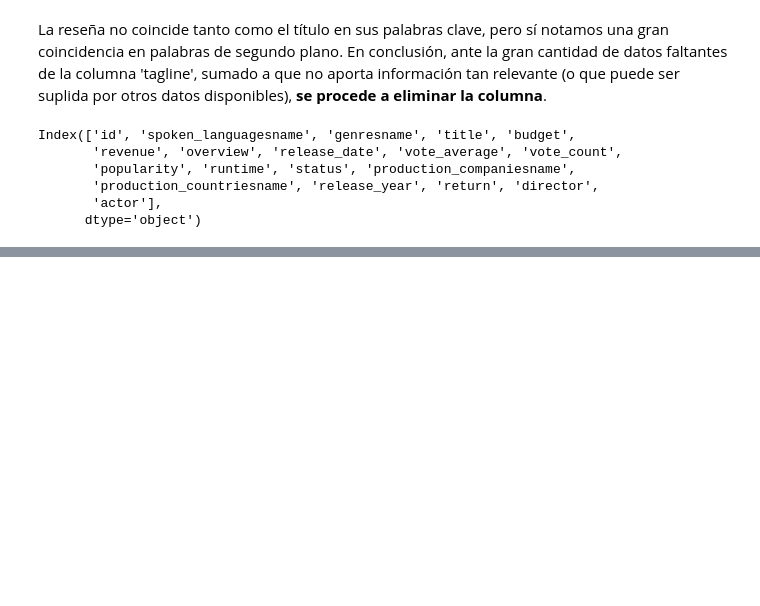
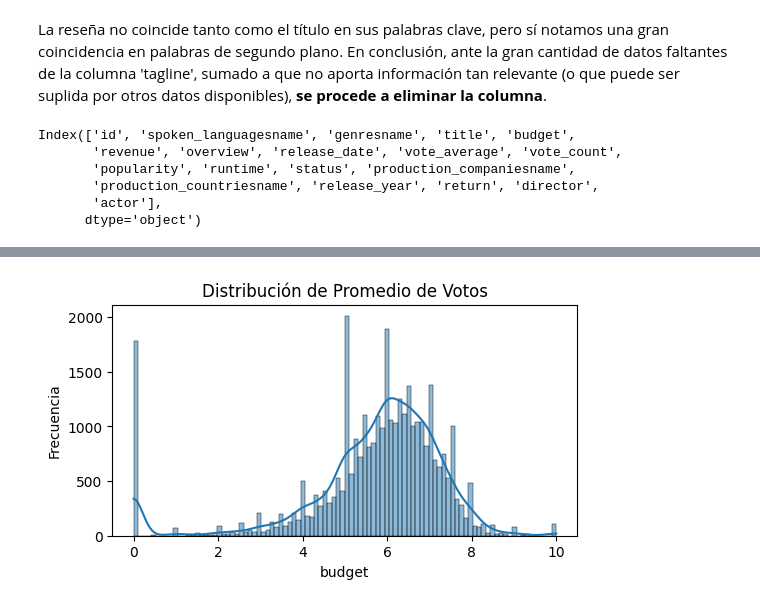
Before and after one commit to gastorellano/Proyect_MLOps, a Jupyter notebook: Notebooks/EDA.ipynb, the cells around one changed output, grey strips where cells are left out. Saved outputs shown, nothing was run; the diff lists cells and outputs as text; code cells hidden in the pictures; blank space fills up the shorter version.

```diff
--- a/Notebooks/EDA.ipynb
+++ b/Notebooks/EDA.ipynb
@@ -313,0 +438,9 @@ df[['budget','revenue','return','vote_average','vote_count','popularity']].descr
+# %%
+plt.figure(figsize=(6, 3))
+sns.histplot(df['vote_average'].dropna(), kde=True)
+plt.title(f'Distribución de Promedio de Votos')
+plt.xlabel(col)
+plt.ylabel('Frecuencia')
+plt.show()
+# %% [output]
+[figure, added]
```
Also changed, not shown: parts of 26 cells of this notebook.
